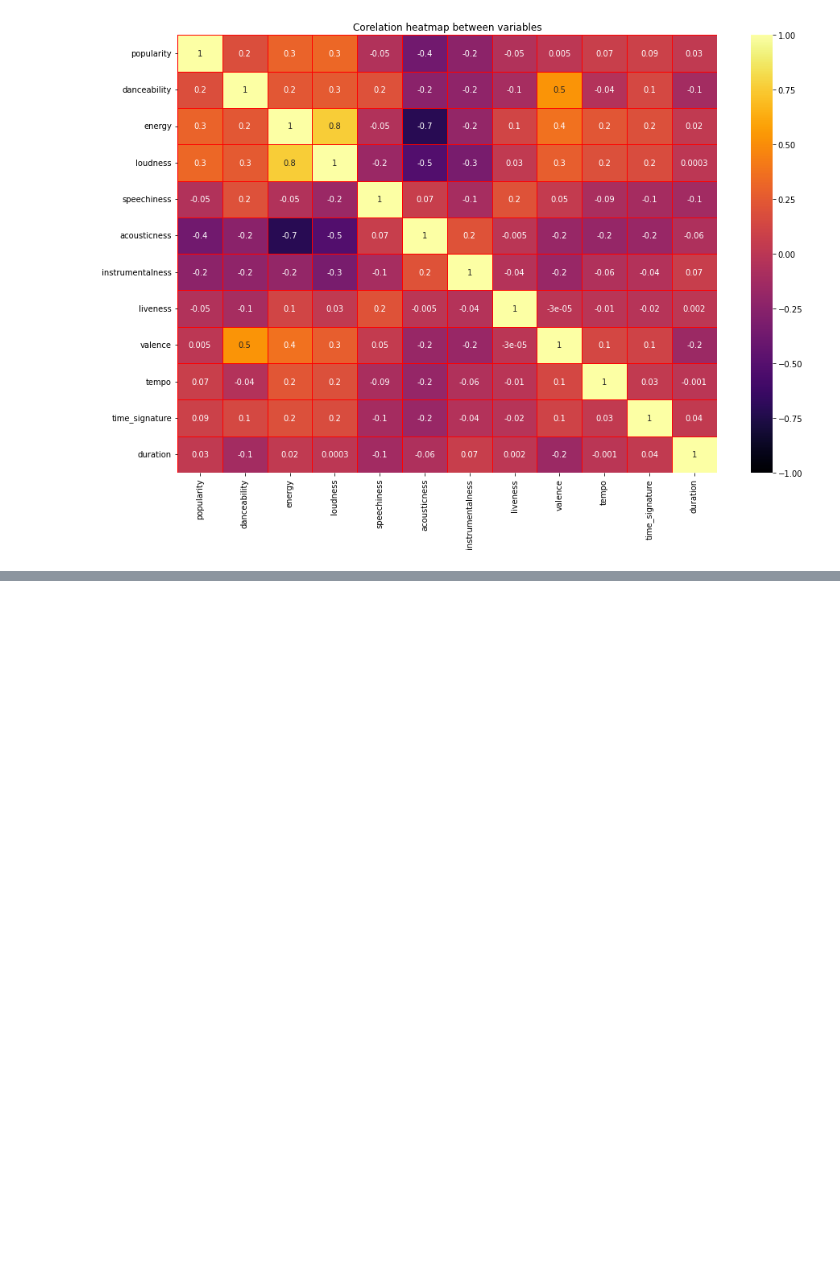
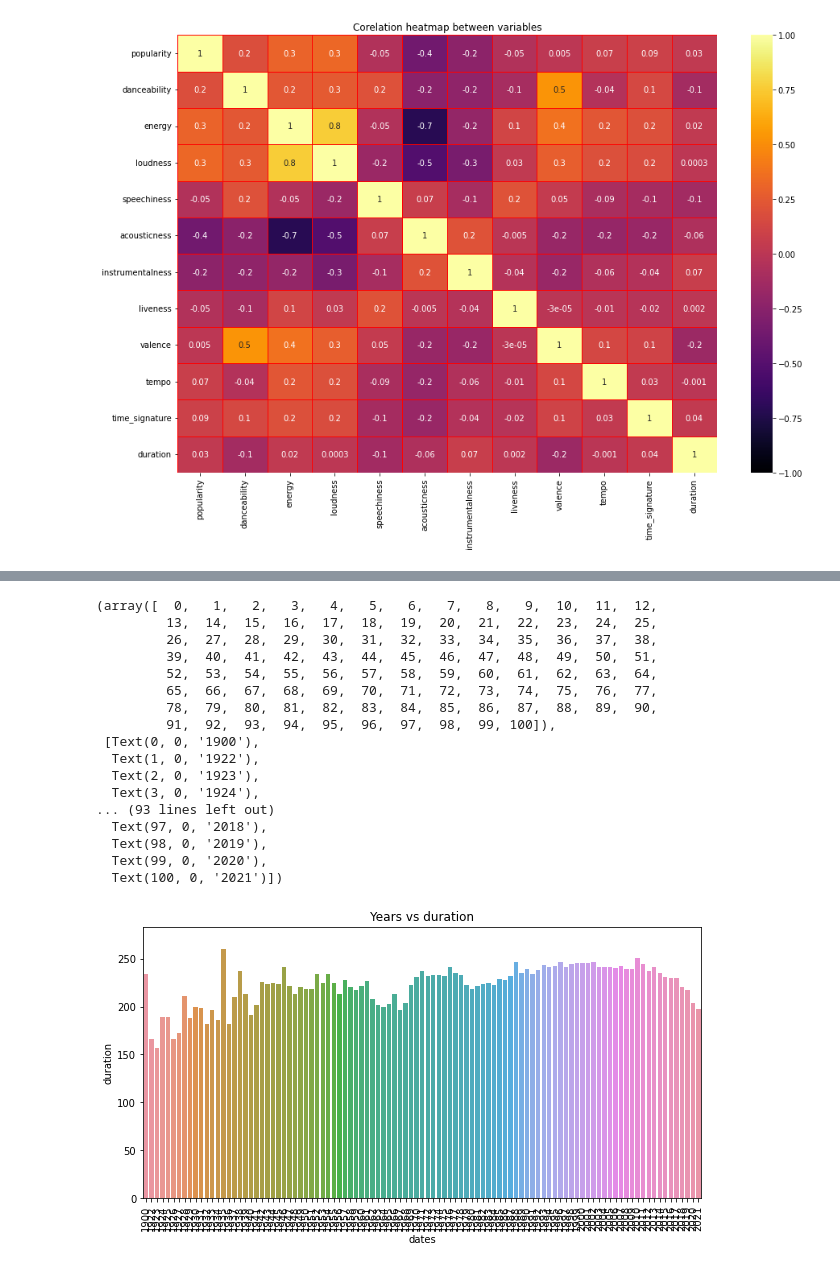
Before and after one commit to SaptarshiChakraborty/CAT-Study-Material, a Jupyter notebook: saptarshiprojectspotify.ipynb, the cells around one changed output, grey strips where cells are left out. Drawn from its saved outputs; the diff is of its cells as text; code cells hidden in the pictures; blank space fills up the shorter version.

```diff
--- a/saptarshiprojectspotify.ipynb
+++ b/saptarshiprojectspotify.ipynb
@@ -213,0 +224,25 @@ sns.regplot(data=sample_spotify_data,y="popularity",x="acousticness",color="gree
+# %%
+total_duration=spotify_data.duration
+fig_dims=(10,5)
+fig,ax=plt.subplots(figsize=fig_dims)
+fig=sns.barplot(x=years,y=total_duration,ax=ax,errwidth=False).set(title="Years vs duration");
+plt.xticks(rotation=90)
+# %% [output]
+(array([  0,   1,   2,   3,   4,   5,   6,   7,   8,   9,  10,  11,  12,
+         13,  14,  15,  16,  17,  18,  19,  20,  21,  22,  23,  24,  25,
+         26,  27,  28,  29,  30,  31,  32,  33,  34,  35,  36,  37,  38,
+         39,  40,  41,  42,  43,  44,  45,  46,  47,  48,  49,  50,  51,
+         52,  53,  54,  55,  56,  57,  58,  59,  60,  61,  62,  63,  64,
+         65,  66,  67,  68,  69,  70,  71,  72,  73,  74,  75,  76,  77,
+         78,  79,  80,  81,  82,  83,  84,  85,  86,  87,  88,  89,  90,
+         91,  92,  93,  94,  95,  96,  97,  98,  99, 100]),
+ [Text(0, 0, '1900'),
+  Text(1, 0, '1922'),
+  Text(2, 0, '1923'),
+  Text(3, 0, '1924'),
+... (93 lines left out)
+  Text(97, 0, '2018'),
+  Text(98, 0, '2019'),
+  Text(99, 0, '2020'),
+  Text(100, 0, '2021')])
+[figure, added]
```
Also changed, not shown: parts of 8 cells of this notebook.
